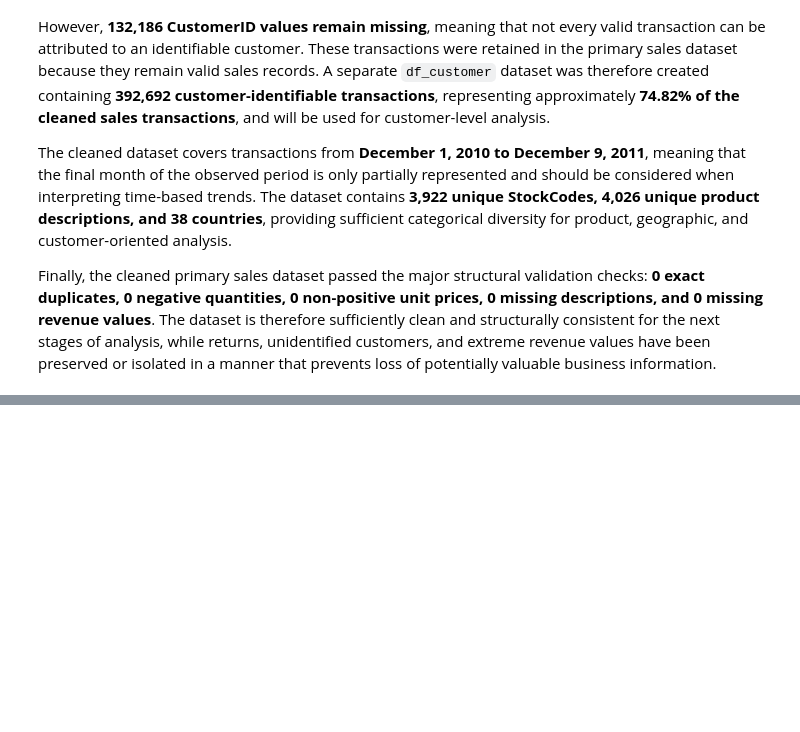
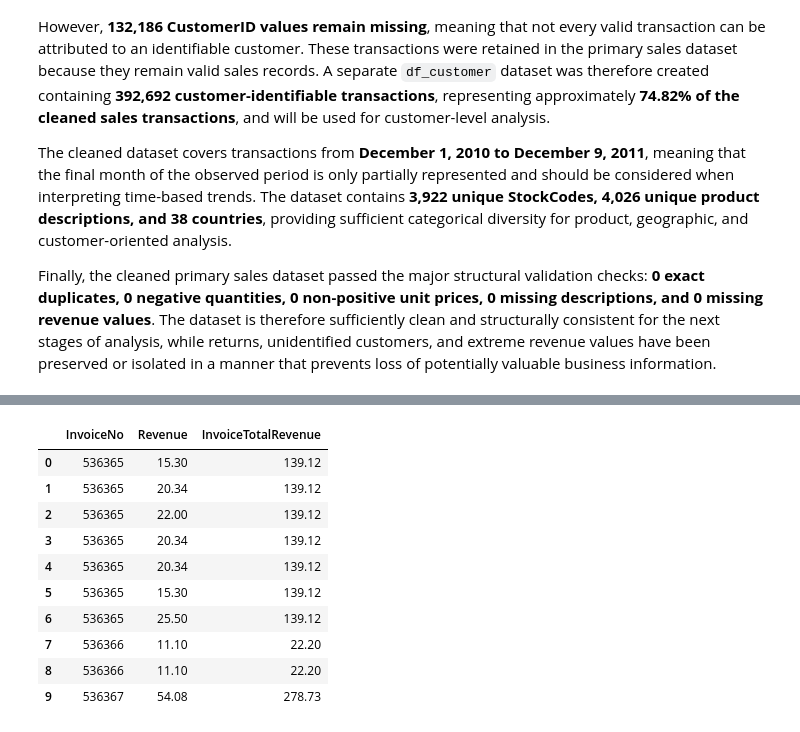
Before and after one commit to KashishSirohiwal/ShadowFox, a Jupyter notebook: Intermediate/notebooks/online_retail_analysis.ipynb, the cells around one changed output, grey strips where cells are left out. Saved outputs shown, nothing was run; the diff lists cells and outputs as text; code cells hidden in the pictures; blank space fills up the shorter version.

```diff
--- a/Intermediate/notebooks/online_retail_analysis.ipynb
+++ b/Intermediate/notebooks/online_retail_analysis.ipynb
@@ -681,0 +882,20 @@ Finally, the cleaned primary sales dataset passed the major structural validatio
+# %%
+# Calculate the total revenue generated by each invoice.
+df_fe["InvoiceTotalRevenue"] = (
+    df_fe.groupby("InvoiceNo")["Revenue"]
+    .transform("sum")
+)
+
+df_fe[["InvoiceNo", "Revenue", "InvoiceTotalRevenue"]].head(10)
+# %% [output]
+|  | InvoiceNo | Revenue | InvoiceTotalRevenue |
+| 0 | 536365 | 15.30 | 139.12 |
+| 1 | 536365 | 20.34 | 139.12 |
+| 2 | 536365 | 22.00 | 139.12 |
+| 3 | 536365 | 20.34 | 139.12 |
+| 4 | 536365 | 20.34 | 139.12 |
+| 5 | 536365 | 15.30 | 139.12 |
+| 6 | 536365 | 25.50 | 139.12 |
+| 7 | 536366 | 11.10 | 22.20 |
+| 8 | 536366 | 11.10 | 22.20 |
+| 9 | 536367 | 54.08 | 278.73 |
```
Also changed, not shown: parts of 27 cells of this notebook.
